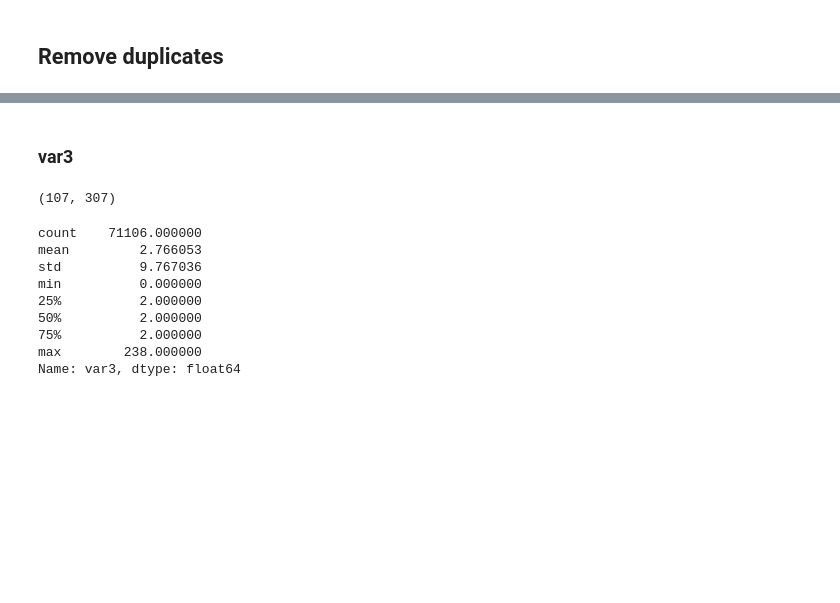
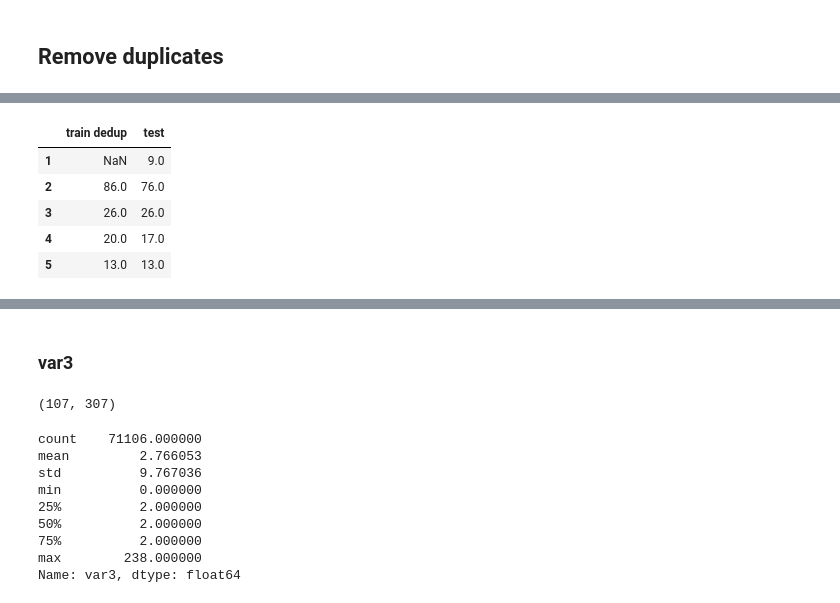
Before and after one commit to jjinking/kaggle-santander, a Jupyter notebook: preprocess.ipynb, the cells around one changed output, grey strips where cells are left out. Saved outputs shown, nothing was run; the diff lists cells and outputs as text; code cells hidden in the pictures; blank space fills up the shorter version.

```diff
--- a/preprocess.ipynb
+++ b/preprocess.ipynb
@@ -165,0 +429,9 @@ len(binary_cols)
+# %%
+unique_hists.head()
+# %% [output]
+|  | train dedup | test |
+| 1 | NaN | 9.0 |
+| 2 | 86.0 | 76.0 |
+| 3 | 26.0 | 26.0 |
+| 4 | 20.0 | 17.0 |
+| 5 | 13.0 | 13.0 |
```
Also changed, not shown: parts of 91 cells of this notebook, 1 other file.
